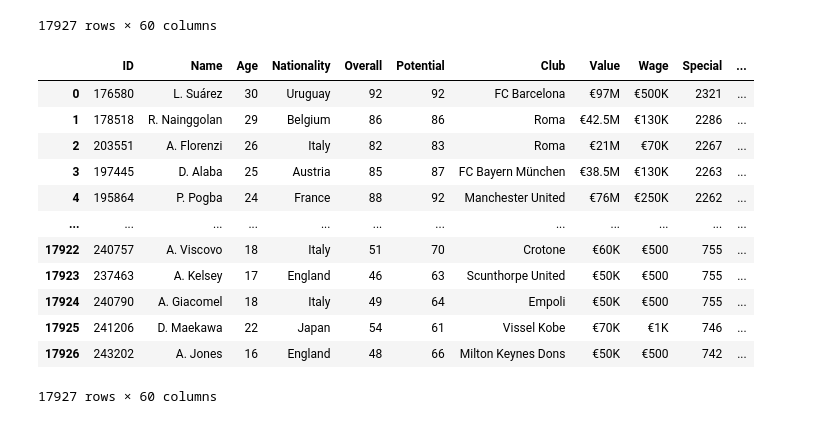
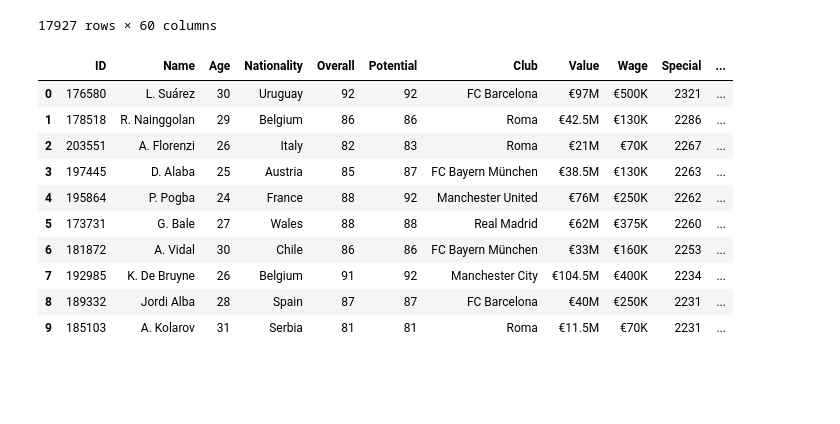
Before and after one commit to its4nas/Data-Mining, a Jupyter notebook: HW 1/HW1.ipynb, the cells around one changed output. Saved outputs shown, nothing was run; the diff lists cells and outputs as text; code cells hidden in the pictures; blank space fills up the shorter version.

```diff
--- a/HW 1/HW1.ipynb
+++ b/HW 1/HW1.ipynb
@@ -60,22 +61,20 @@ no_img
 # %%
 for x in no_img.index:
     if no_img.loc[x]["Finishing"] < 50:
         no_img.loc[x, "Finishing"] = no_img["Finishing"].mode()[0]
 
-no_img
+no_img.head(10)
 # %% [output]
 |  | ID | Name | Age | Nationality | Overall | Potential | Club | Value | Wage | Special | ... |
 | 0 | 176580 | L. Suárez | 30 | Uruguay | 92 | 92 | FC Barcelona | €97M | €500K | 2321 | ... |
 | 1 | 178518 | R. Nainggolan | 29 | Belgium | 86 | 86 | Roma | €42.5M | €130K | 2286 | ... |
 | 2 | 203551 | A. Florenzi | 26 | Italy | 82 | 83 | Roma | €21M | €70K | 2267 | ... |
 | 3 | 197445 | D. Alaba | 25 | Austria | 85 | 87 | FC Bayern München | €38.5M | €130K | 2263 | ... |
 | 4 | 195864 | P. Pogba | 24 | France | 88 | 92 | Manchester United | €76M | €250K | 2262 | ... |
-| ... | ... | ... | ... | ... | ... | ... | ... | ... | ... | ... | ... |
-| 17922 | 240757 | A. Viscovo | 18 | Italy | 51 | 70 | Crotone | €60K | €500 | 755 | ... |
-| 17923 | 237463 | A. Kelsey | 17 | England | 46 | 63 | Scunthorpe United | €50K | €500 | 755 | ... |
-| 17924 | 240790 | A. Giacomel | 18 | Italy | 49 | 64 | Empoli | €50K | €500 | 755 | ... |
-| 17925 | 241206 | D. Maekawa | 22 | Japan | 54 | 61 | Vissel Kobe | €70K | €1K | 746 | ... |
-| 17926 | 243202 | A. Jones | 16 | England | 48 | 66 | Milton Keynes Dons | €50K | €500 | 742 | ... |
+| 5 | 173731 | G. Bale | 27 | Wales | 88 | 88 | Real Madrid | €62M | €375K | 2260 | ... |
+| 6 | 181872 | A. Vidal | 30 | Chile | 86 | 86 | FC Bayern München | €33M | €160K | 2253 | ... |
+| 7 | 192985 | K. De Bruyne | 26 | Belgium | 91 | 92 | Manchester City | €104.5M | €400K | 2234 | ... |
+| 8 | 189332 | Jordi Alba | 28 | Spain | 87 | 87 | FC Barcelona | €40M | €250K | 2231 | ... |
+| 9 | 185103 | A. Kolarov | 31 | Serbia | 81 | 81 | Roma | €11.5M | €70K | 2231 | ... |
-17927 rows × 60 columns
 # %%
 no_img.to_csv('FIFA18_modified.csv',index=True)
```
Also changed, not shown: parts of 1 cell of this notebook, 1 other file.
